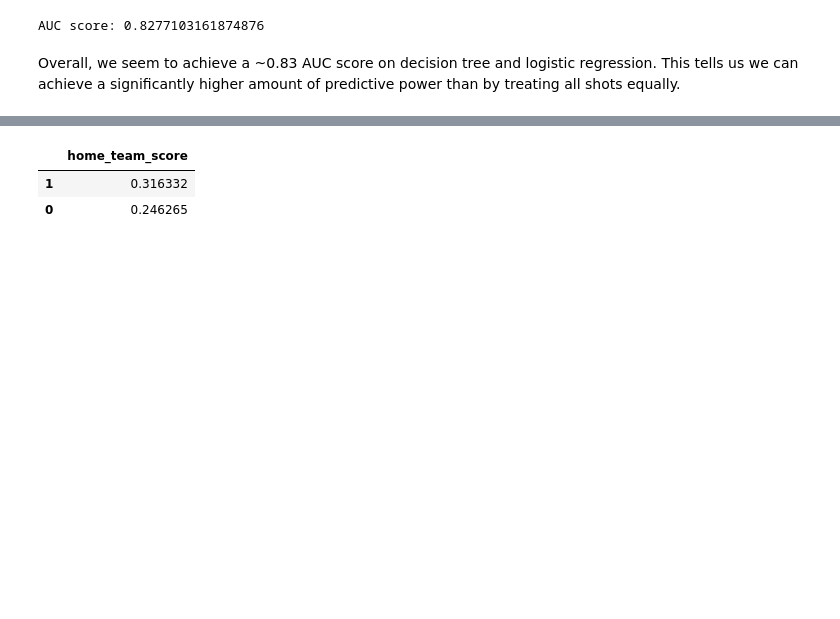
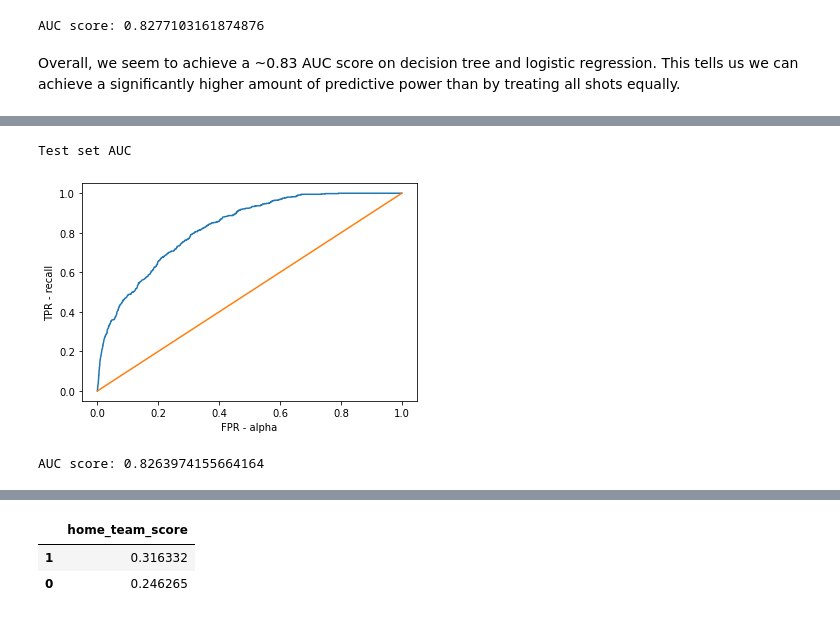
Before and after one commit to jakelourie1502/match_events_data, a Jupyter notebook: xG_model.ipynb, the cells around one changed output, grey strips where cells are left out. Saved outputs shown, nothing was run; the diff lists cells and outputs as text; code cells hidden in the pictures; blank space fills up the shorter version.

Commit message:
Adds content section and runs test set. Adds Fm calculation

```diff
--- a/xG_model.ipynb
+++ b/xG_model.ipynb
@@ -602,0 +676,11 @@ Overall, we seem to achieve a ~0.83 AUC score on decision tree and logistic regr
+# %%
+test_shots_only = events_df_test[events_df_test['subEventName'].isin(ev_filter)]
+df_test = test_shots_only[['is_penalty', 'is_freekick', 'head', 'counter_attack', 'opportunity', 'distance_to_goal','angle_to_goal']]
+y_test = test_shots_only['goal'].drop(columns='index')
+print("Test set AUC")
+x_test_roc_ = transform_data_for_logit(df_test)
+auc_test_logit = roc_auc_(y_test, logit_model_basic_reduc, x_test_roc_, curve='yes')
+# %% [output]
+Test set AUC
+[figure, added]
+AUC score: 0.8263974155664164
```
Also changed, not shown: parts of 38 cells of this notebook.
